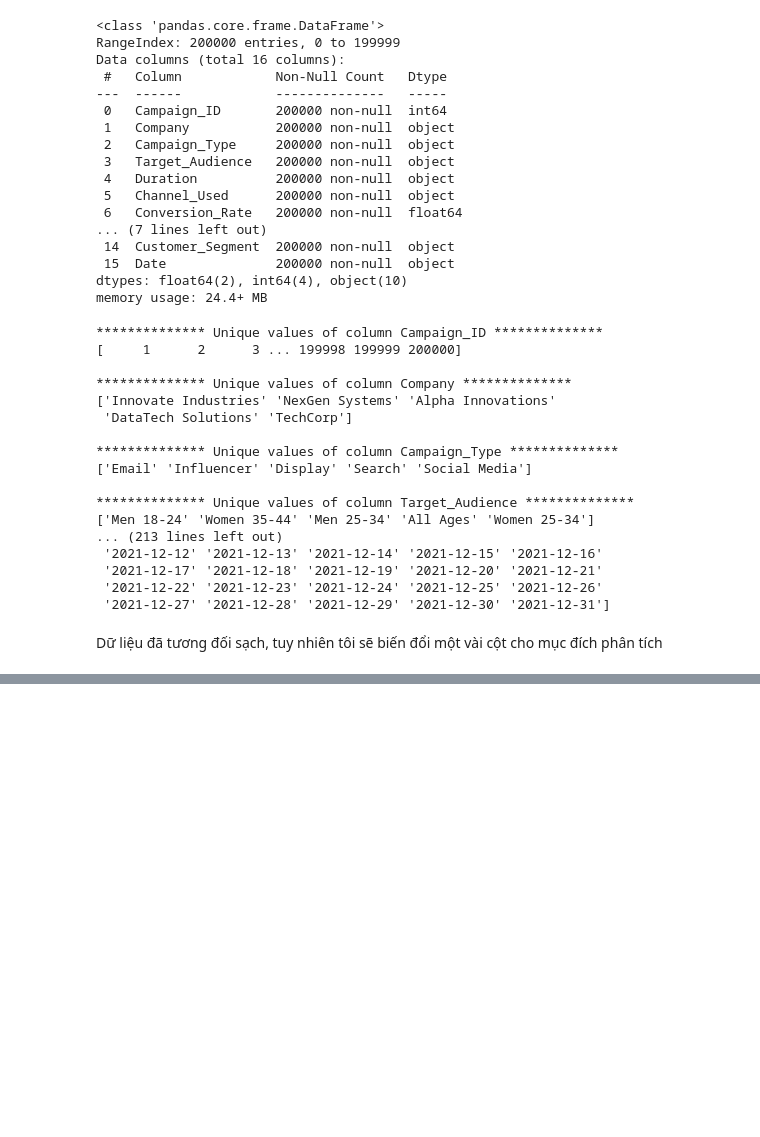
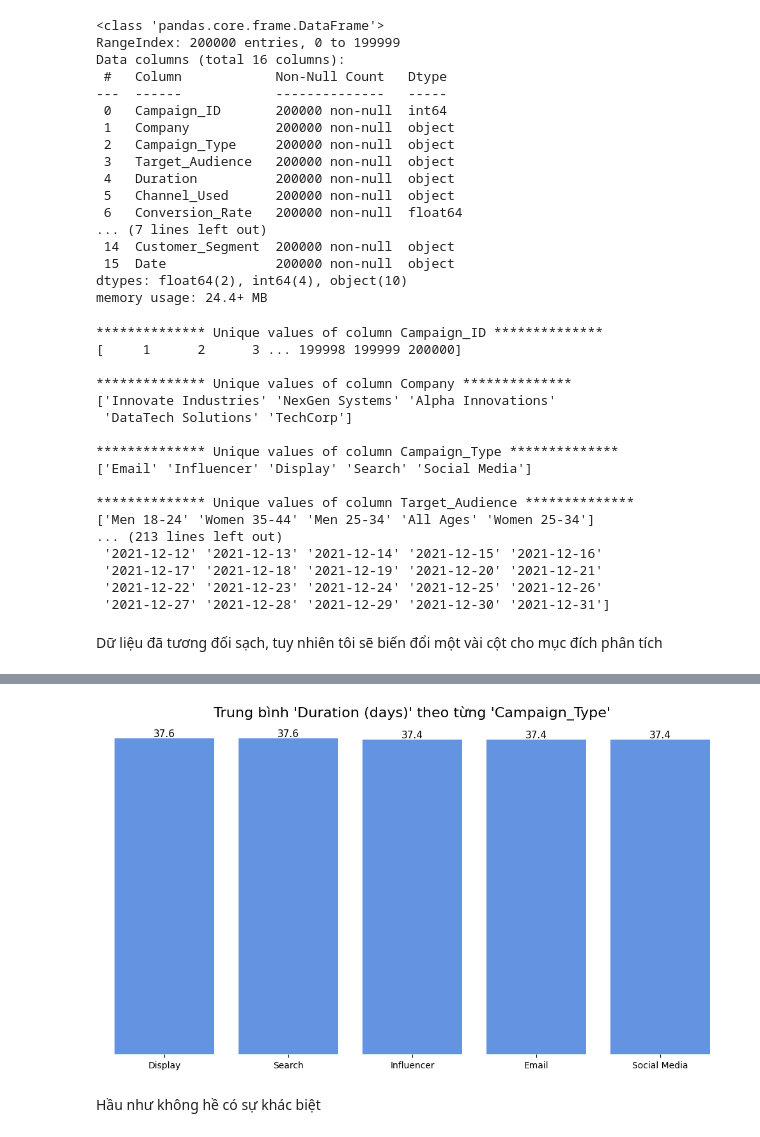
Before and after one commit to thethien8a/Marketing-Campaign-Analysis, a Jupyter notebook: Data_Analysis.ipynb, the cells around one changed output, grey strips where cells are left out. Drawn from its saved outputs; the diff is of its cells as text; code cells hidden in the pictures; blank space fills up the shorter version.

```diff
--- a/Data_Analysis.ipynb
+++ b/Data_Analysis.ipynb
@@ -139,0 +303,27 @@ df["Date"] = pd.to_datetime(df["Date"])
+# %%
+plt.figure(figsize=(10, 6))
+durations = new_df.groupby('Campaign_Type')['Duration (days)'].mean().sort_values(ascending=False)
+ax = sns.barplot(x=durations.index, y=durations.values, color="#4F8EF7")
+
+# Thêm tiêu đề
+ax.set_title("Trung bình 'Duration (days)' theo từng 'Campaign_Type'", fontsize=16)
+
+# Bỏ nhãn trục x và y
+ax.set_xlabel("")
+ax.set_ylabel("")
+
+# Bỏ trục x và y
+ax.yaxis.set_visible(False)
+
+# Thêm nhãn giá trị trên mỗi cột
+for p in ax.patches:
+    ax.annotate(f"{p.get_height():.1f}", (p.get_x() + p.get_width() / 2., p.get_height()),
+                ha='center', va='bottom', fontsize=11)
+
+sns.despine(left=True, bottom=True)
+plt.tight_layout()
+plt.show()
+# %% [output]
+[figure, added]
+# %% [markdown]
+Hầu như không hề có sự khác biệt
```
Also changed, not shown: parts of 29 cells of this notebook, 1 other file.
